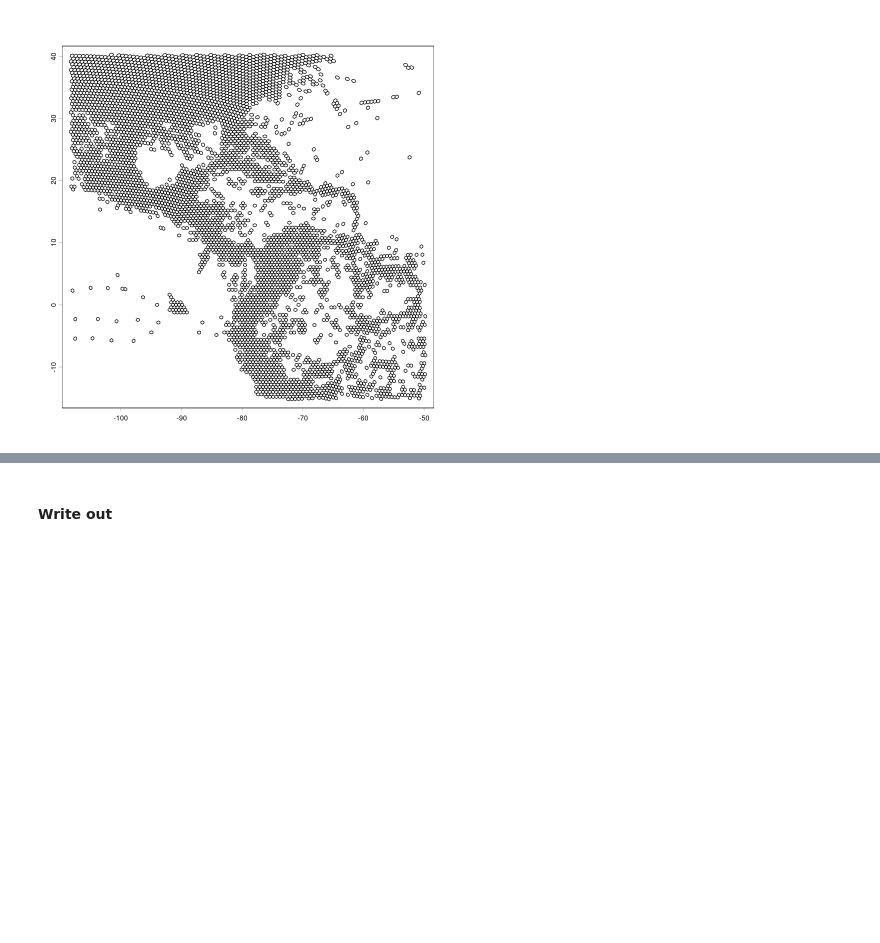
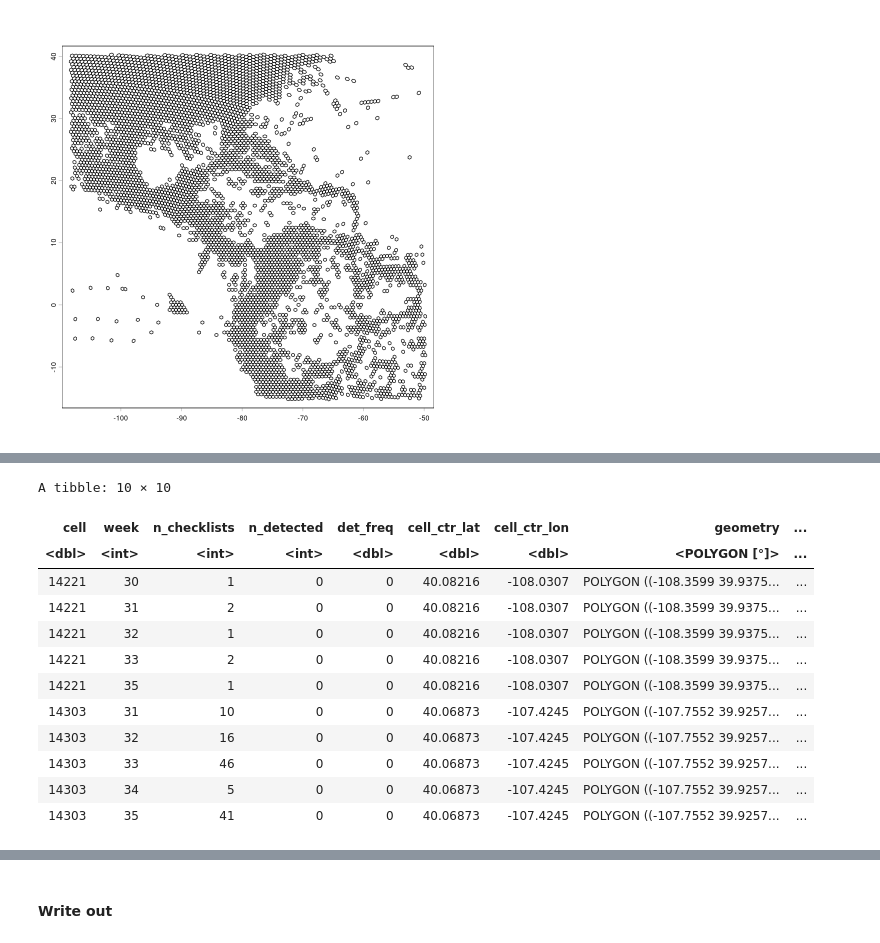
Before and after one commit to jbowen102/CS416_Narrative_Vis_project, a Jupyter notebook: eBird_data_extract.ipynb, the cells around one changed output, grey strips where cells are left out. Saved outputs shown, nothing was run; the diff lists cells and outputs as text; code cells hidden in the pictures; blank space fills up the shorter version.

```diff
--- a/eBird_data_extract.ipynb
+++ b/eBird_data_extract.ipynb
@@ -495,0 +530,16 @@ plot(
+# %%
+head(as_tibble(hex_with_data_weekly), 10)
+# %% [output]
+A tibble: 10 × 10
+| cell | week | n_checklists | n_detected | det_freq | cell_ctr_lat | cell_ctr_lon | geometry | ... |
+| <dbl> | <int> | <int> | <int> | <dbl> | <dbl> | <dbl> | <POLYGON [°]> | ... |
+| 14221 | 30 | 1 | 0 | 0 | 40.08216 | -108.0307 | POLYGON ((-108.3599 39.9375... | ... |
+| 14221 | 31 | 2 | 0 | 0 | 40.08216 | -108.0307 | POLYGON ((-108.3599 39.9375... | ... |
+| 14221 | 32 | 1 | 0 | 0 | 40.08216 | -108.0307 | POLYGON ((-108.3599 39.9375... | ... |
+| 14221 | 33 | 2 | 0 | 0 | 40.08216 | -108.0307 | POLYGON ((-108.3599 39.9375... | ... |
+| 14221 | 35 | 1 | 0 | 0 | 40.08216 | -108.0307 | POLYGON ((-108.3599 39.9375... | ... |
+| 14303 | 31 | 10 | 0 | 0 | 40.06873 | -107.4245 | POLYGON ((-107.7552 39.9257... | ... |
+| 14303 | 32 | 16 | 0 | 0 | 40.06873 | -107.4245 | POLYGON ((-107.7552 39.9257... | ... |
+| 14303 | 33 | 46 | 0 | 0 | 40.06873 | -107.4245 | POLYGON ((-107.7552 39.9257... | ... |
+| 14303 | 34 | 5 | 0 | 0 | 40.06873 | -107.4245 | POLYGON ((-107.7552 39.9257... | ... |
+| 14303 | 35 | 41 | 0 | 0 | 40.06873 | -107.4245 | POLYGON ((-107.7552 39.9257... | ... |
```
Also changed, not shown: parts of 17 cells of this notebook.
